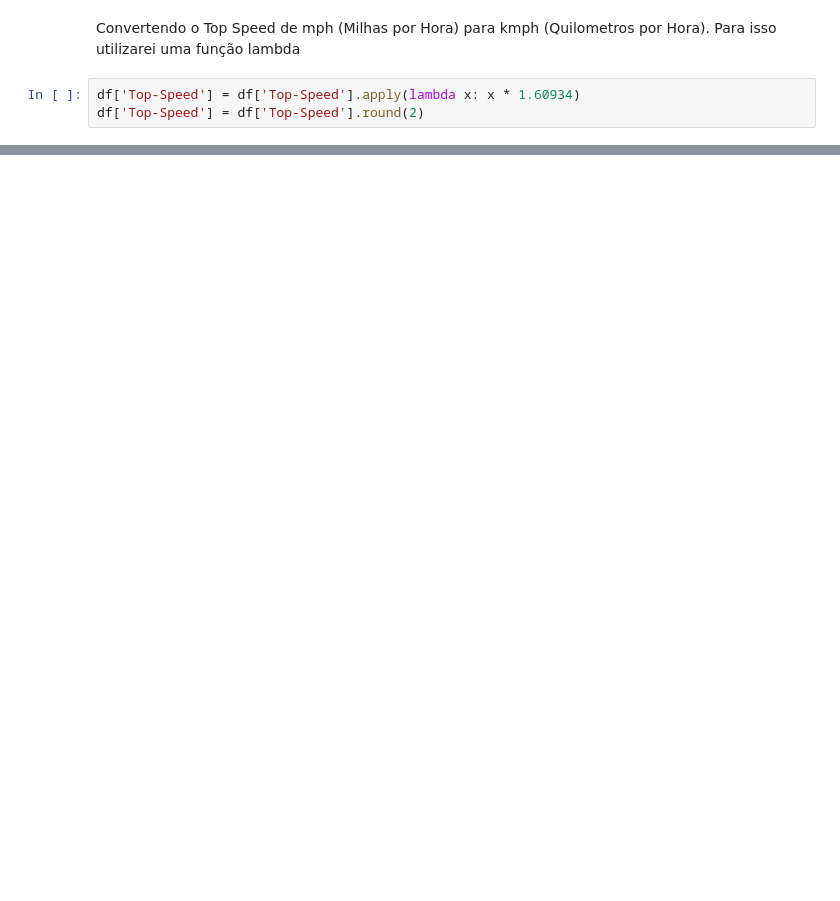
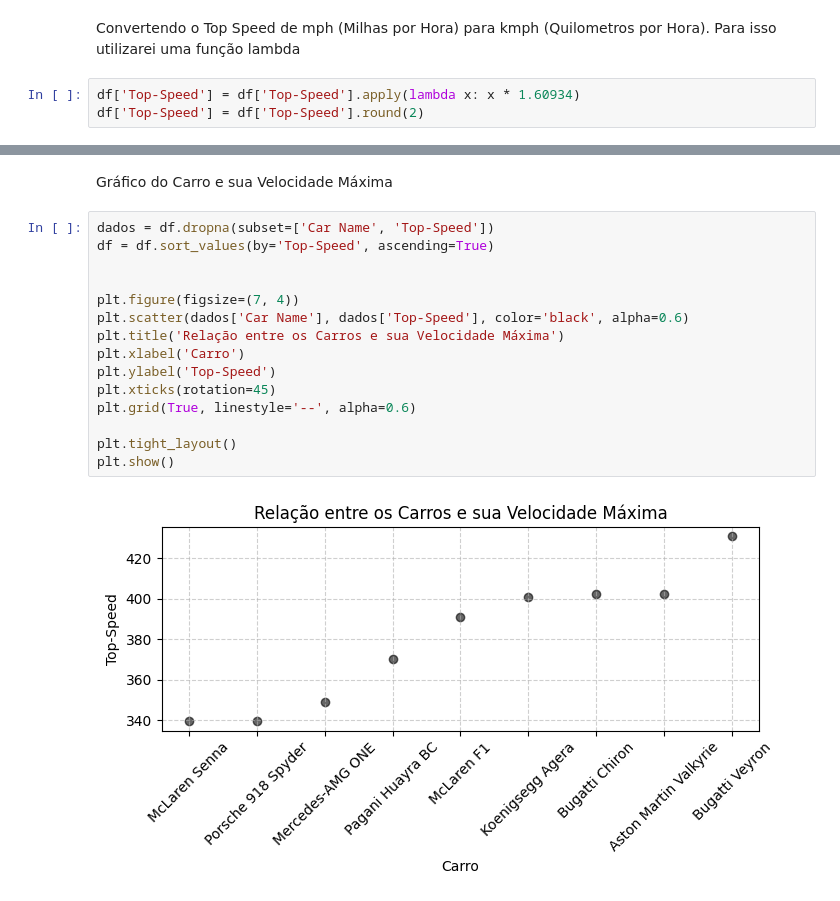
Before and after one commit to RafaelEliaas/AnaliseHypercar2019, a Jupyter notebook: Hcars2019.ipynb, the cells around one changed output, grey strips where cells are left out. Saved outputs shown, nothing was run; the diff lists cells and outputs as text; blank space fills up the shorter version.

```diff
--- a/Hcars2019.ipynb
+++ b/Hcars2019.ipynb
@@ -212,0 +243,19 @@ plt.show()
+# %% [markdown]
+Gráfico do Carro e sua Velocidade Máxima
+# %%
+dados = df.dropna(subset=['Car Name', 'Top-Speed'])
+df = df.sort_values(by='Top-Speed', ascending=True)
+
+
+plt.figure(figsize=(7, 4))
+plt.scatter(dados['Car Name'], dados['Top-Speed'], color='black', alpha=0.6)
+plt.title('Relação entre os Carros e sua Velocidade Máxima')
+plt.xlabel('Carro')
+plt.ylabel('Top-Speed')
+plt.xticks(rotation=45)
+plt.grid(True, linestyle='--', alpha=0.6)
+
+plt.tight_layout()
+plt.show()
+# %% [output]
+[figure, added]
```
Also changed, not shown: parts of 27 cells of this notebook.
